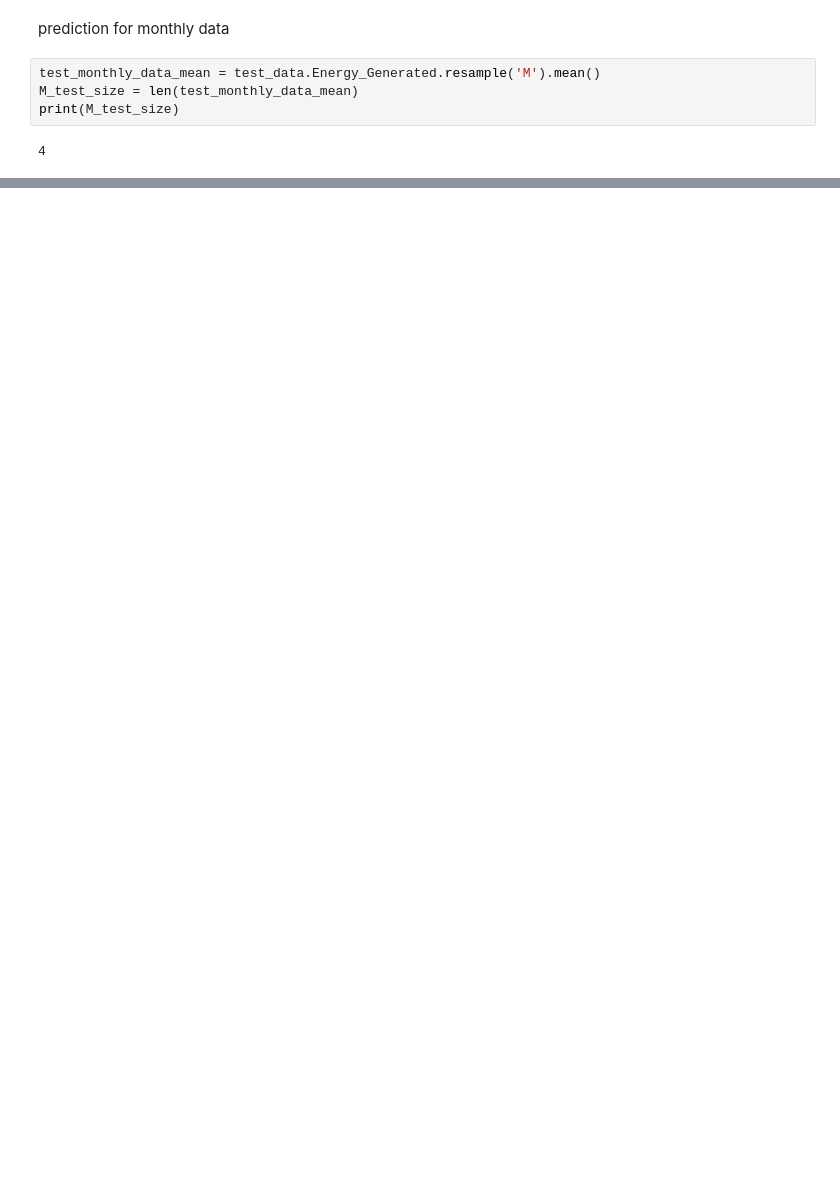
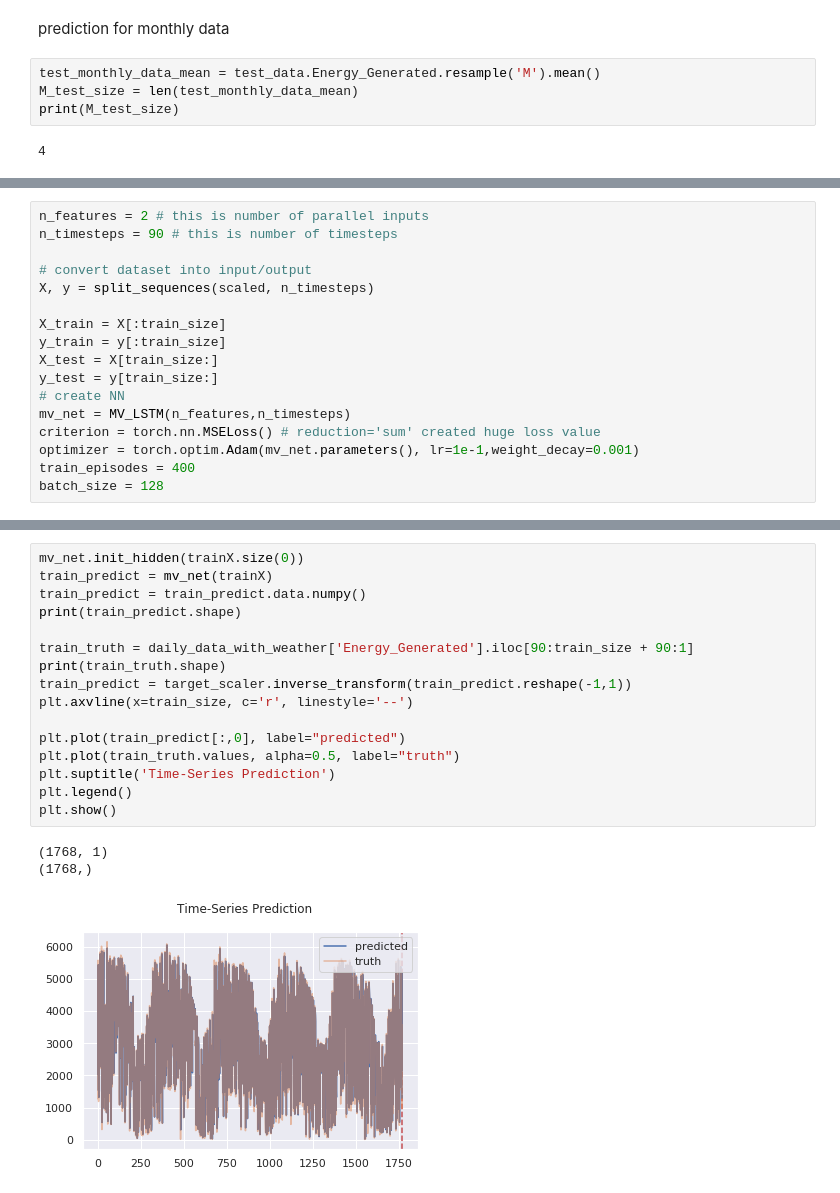
Before and after one commit to pixel-ports/PV_prod_predic, a Jupyter notebook: MODEL_PREDIC_BENCHMARK/UV_Prediction.ipynb, the cells around one changed output, grey strips where cells are left out. Cells and saved outputs as stored; diff of their text form; blank space fills up the shorter version.

```diff
--- a/MODEL_PREDIC_BENCHMARK/UV_Prediction.ipynb
+++ b/MODEL_PREDIC_BENCHMARK/UV_Prediction.ipynb
@@ -238,0 +353,17 @@ Freq: M, dtype: float64
+# %%
+n_features = 2 # this is number of parallel inputs
+n_timesteps = 90 # this is number of timesteps
+
+# convert dataset into input/output
+X, y = split_sequences(scaled, n_timesteps)
+
+X_train = X[:train_size]
+y_train = y[:train_size]
+X_test = X[train_size:]
+y_test = y[train_size:]
+# create NN
+mv_net = MV_LSTM(n_features,n_timesteps)
+criterion = torch.nn.MSELoss() # reduction='sum' created huge loss value
+optimizer = torch.optim.Adam(mv_net.parameters(), lr=1e-1,weight_decay=0.001)
+train_episodes = 400
+batch_size = 128
@@ -238,0 +444,20 @@ Freq: M, dtype: float64
+# %%
+mv_net.init_hidden(trainX.size(0))
+train_predict = mv_net(trainX)
+train_predict = train_predict.data.numpy()
+print(train_predict.shape)
+
+train_truth = daily_data_with_weather['Energy_Generated'].iloc[90:train_size + 90:1]
+print(train_truth.shape)
+train_predict = target_scaler.inverse_transform(train_predict.reshape(-1,1))
+plt.axvline(x=train_size, c='r', linestyle='--')
+
+plt.plot(train_predict[:,0], label="predicted")
+plt.plot(train_truth.values, alpha=0.5, label="truth")
+plt.suptitle('Time-Series Prediction')
+plt.legend()
+plt.show()
+# %% [output]
+(1768, 1)
+(1768,)
+[figure, added]
```
Also changed, not shown: parts of 23 cells of this notebook.
